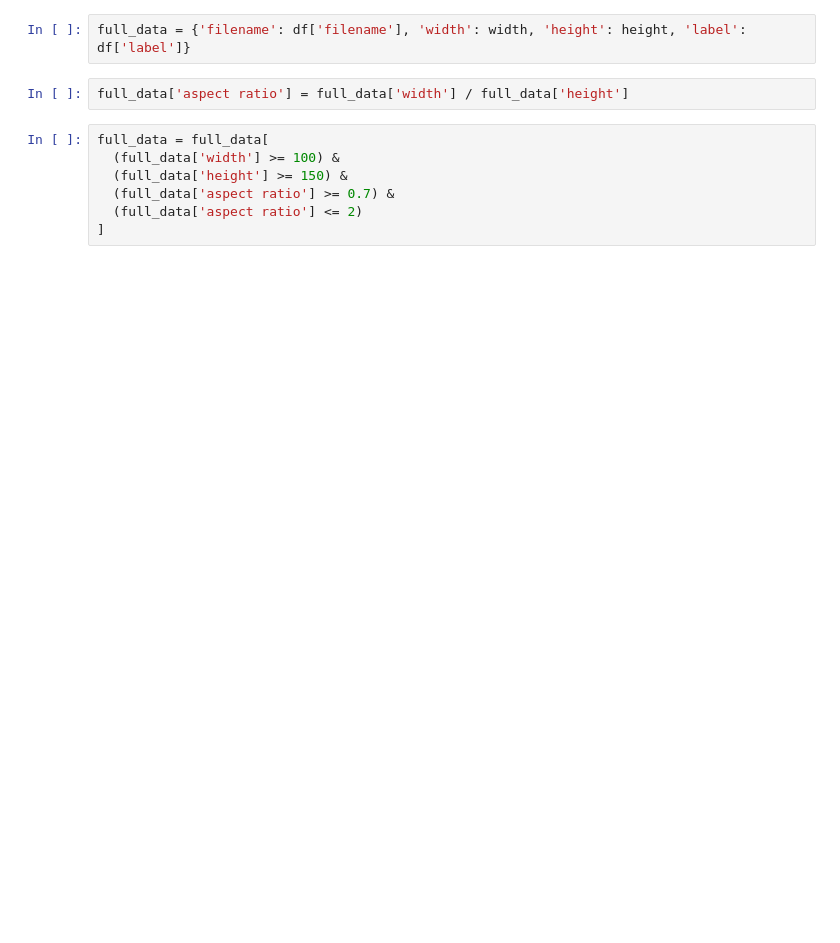
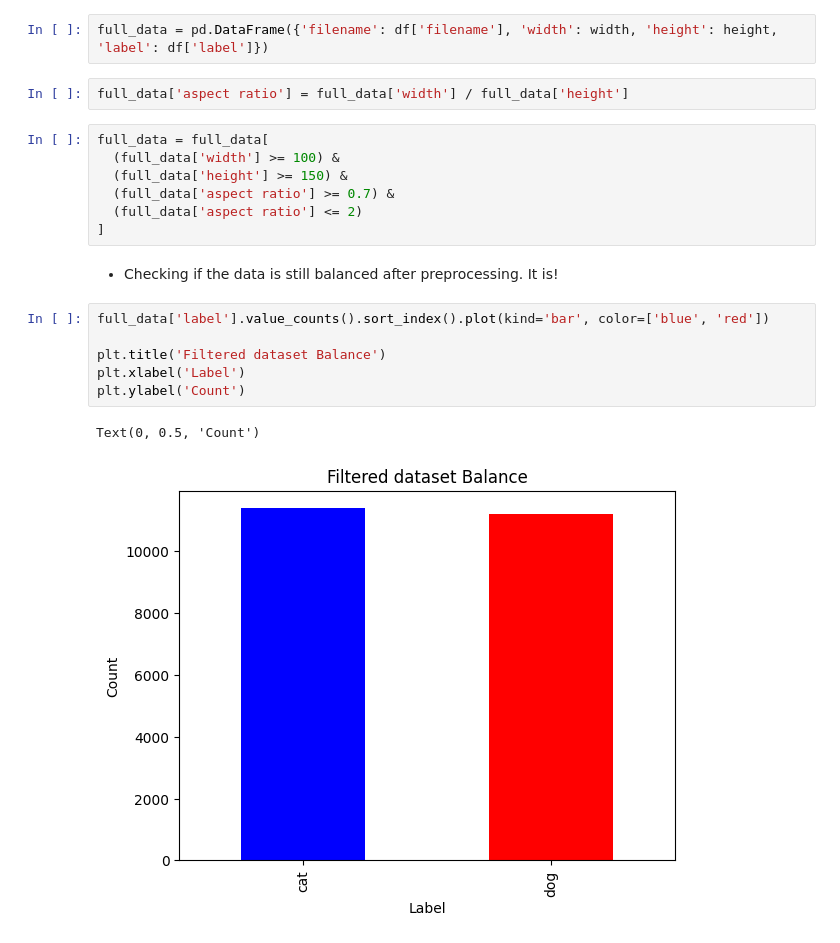
Before and after one commit to BakiRhina/Cats-and-Dogs, a Jupyter notebook: src/training.ipynb, the cells around one changed output. Saved outputs shown, nothing was run; the diff lists cells and outputs as text; blank space fills up the shorter version.

Commit message:
data still balanced

```diff
--- a/src/training.ipynb
+++ b/src/training.ipynb
@@ -242,7 +242,7 @@ for filename in df['filename']:
 - Height > 150
 - 0.7 > Aspect Ratio > 2
 # %%
-full_data = {'filename': df['filename'], 'width': width, 'height': height, 'label': df['label']}
+full_data = pd.DataFrame({'filename': df['filename'], 'width': width, 'height': height, 'label': df['label']})
 # %%
 full_data['aspect ratio'] = full_data['width'] / full_data['height']
 # %%
@@ -252,3 +252,14 @@ full_data = full_data[
   (full_data['aspect ratio'] >= 0.7) &
   (full_data['aspect ratio'] <= 2)
 ]
+# %% [markdown]
+- Checking if the data is still balanced after preprocessing. It is!
+# %%
+full_data['label'].value_counts().sort_index().plot(kind='bar', color=['blue', 'red'])
+
+plt.title('Filtered dataset Balance')
+plt.xlabel('Label')
+plt.ylabel('Count')
+# %% [output]
+Text(0, 0.5, 'Count')
+[figure, added]
```
